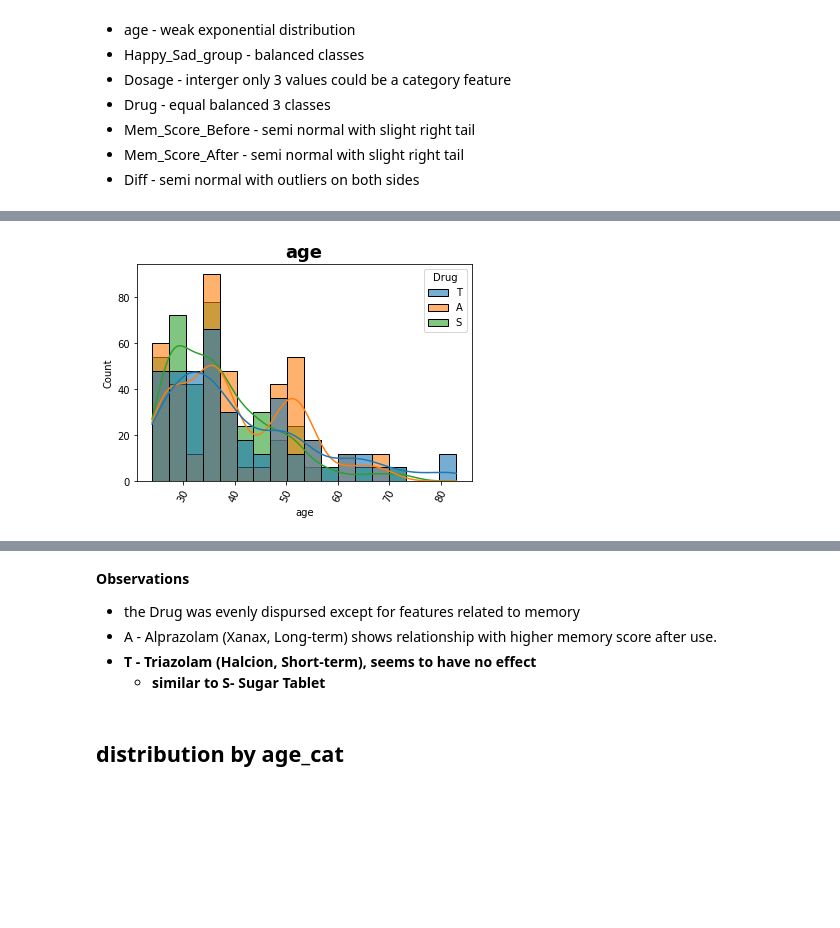
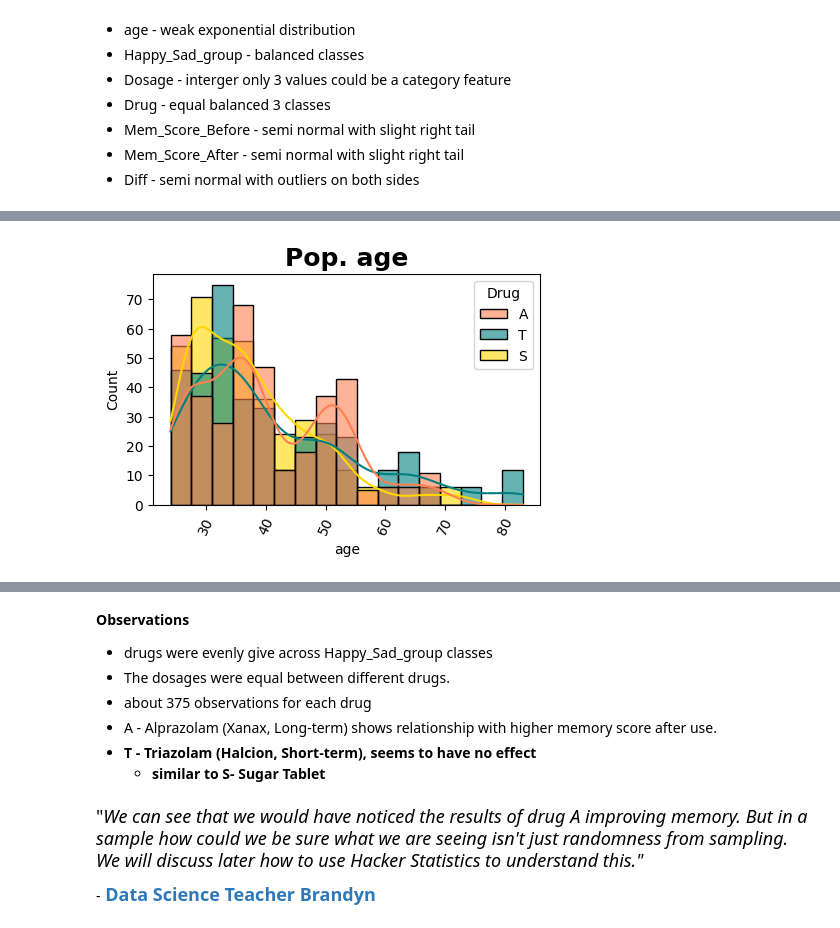
Before and after one commit to brandynewanek/guided_projects, a Jupyter notebook: Guided_Project_Data_Analyst_Drugged_Islanders_solutions.ipynb, the cells around one changed output, grey strips where cells are left out. Saved outputs shown, nothing was run; the diff lists cells and outputs as text; code cells hidden in the pictures; blank space fills up the shorter version.

```diff
--- a/Guided_Project_Data_Analyst_Drugged_Islanders_solutions.ipynb
+++ b/Guided_Project_Data_Analyst_Drugged_Islanders_solutions.ipynb
@@ -134,0 +321,17 @@ for feat in df.columns:
+# %%
+for feat in df_pplt.columns:
+  plt.figure(figsize=(5,3))
+
+  if df_pplt[feat].dtype == 'object':
+    sns.countplot(data=df_pplt, x=feat, palette=palette, hue='Happy_Sad_group')
+
+  else:
+    sns.histplot(data=df_pplt, x=feat,  hue='Happy_Sad_group', palette=palette)
+    plt.axvline(df_pplt[df_pplt['Happy_Sad_group']=='S'][feat].mean(),
+                color=palette[0], lw=3)
+    plt.axvline(df_pplt[df_pplt['Happy_Sad_group']=='H'][feat].mean(),
+                color=palette[1], lw=3)
+
+  plt.title('Pop. ' + feat, fontsize=18, fontweight='bold')
+  plt.xticks(rotation=65)
+  plt.show()
@@ -135,10 +380,14 @@ for feat in df.columns:
 # %%
-for feat in df.columns:
-  if df[feat].dtype == 'object':
-    sns.countplot(data=df, x=feat, palette=palette, hue='Happy_Sad_group')
+for feat in df_smpl.columns:
+  plt.figure(figsize=(5,3))
+
+  if df_smpl[feat].dtype == 'object':
+    sns.countplot(data=df_smpl, x=feat, palette=palette, hue='Drug')
   else:
-    sns.histplot(data=df, x=feat,  hue='Happy_Sad_group')
-  plt.title(feat, fontsize=18, fontweight='bold')
+    sns.histplot(data=df_smpl, x=feat,  hue='Drug', kde=True, alpha=.6, palette=palette,
+                 hue_order=['A', 'T', 'S'])
+
+  plt.title('Sample' + feat, fontsize=18, fontweight='bold')
   plt.xticks(rotation=65)
   plt.show()
 # %% [output]
@@ -185,10 +404,14 @@ df['Drug'].value_counts().plot(kind='bar')
 # %%
-for feat in df.columns:
-  if df[feat].dtype == 'object':
-    sns.countplot(data=df, x=feat, palette=palette, hue='Drug')
+for feat in df_pplt.columns:
+  plt.figure(figsize=(5,3))
+
+  if df_pplt[feat].dtype == 'object':
+    sns.countplot(data=df_pplt, x=feat, palette=palette, hue='Drug')
   else:
-    sns.histplot(data=df, x=feat,  hue='Drug', kde=True, alpha=.6)
-  plt.title(feat, fontsize=18, fontweight='bold')
+    sns.histplot(data=df_pplt, x=feat,  hue='Drug', kde=True, alpha=.6, palette=palette,
+                 hue_order=['A', 'T', 'S'])
+
+  plt.title('Pop. '+feat, fontsize=18, fontweight='bold')
   plt.xticks(rotation=65)
   plt.show()
 # %% [output]
@@ -198 +421 @@ for feat in df.columns:
-[figure, old version]
+[figure, new version]
@@ -205,9 +428,13 @@ for feat in df.columns:
 # %% [markdown]
 **Observations**
 
-+ the Drug was evenly dispursed except for features related to memory
++ drugs were evenly give across Happy_Sad_group classes
++ The dosages were equal between different drugs.
++ about 375 observations for each drug
 + A - Alprazolam (Xanax, Long-term) shows relationship with higher memory score after use.
  + **T - Triazolam (Halcion, Short-term), seems to have no effect**
    + **similar to S- Sugar Tablet**
-# %% [markdown]
-## distribution by age_cat
+# %% [markdown]
+<font size=4>"*We can see that we would have noticed the results of drug A improving memory.  But in a sample how could we be sure what we are seeing isn't just randomness from sampling.  We will discuss later how to use Hacker Statistics to understand this."*</font>
+
+-<font color=#2C78B8 size=4> **Data Science Teacher Brandyn**
```
Also changed, not shown: parts of 72 cells of this notebook, 1 other file.
